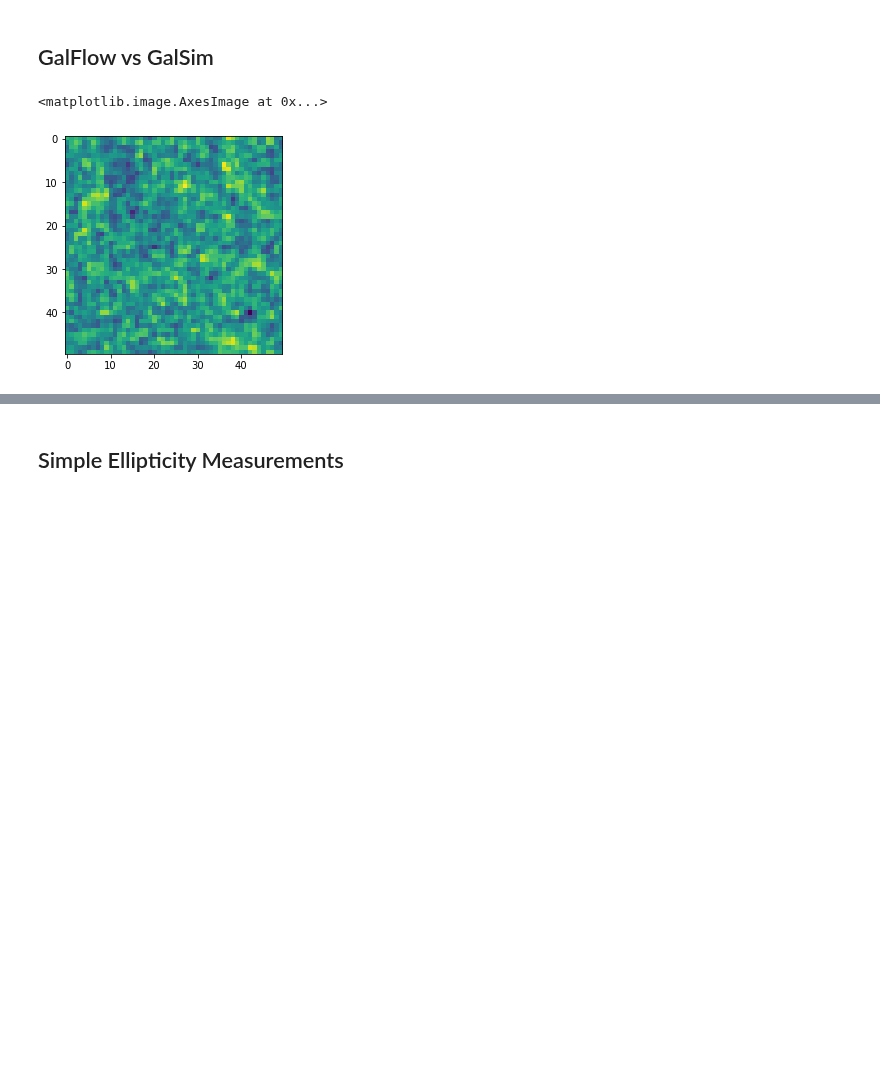
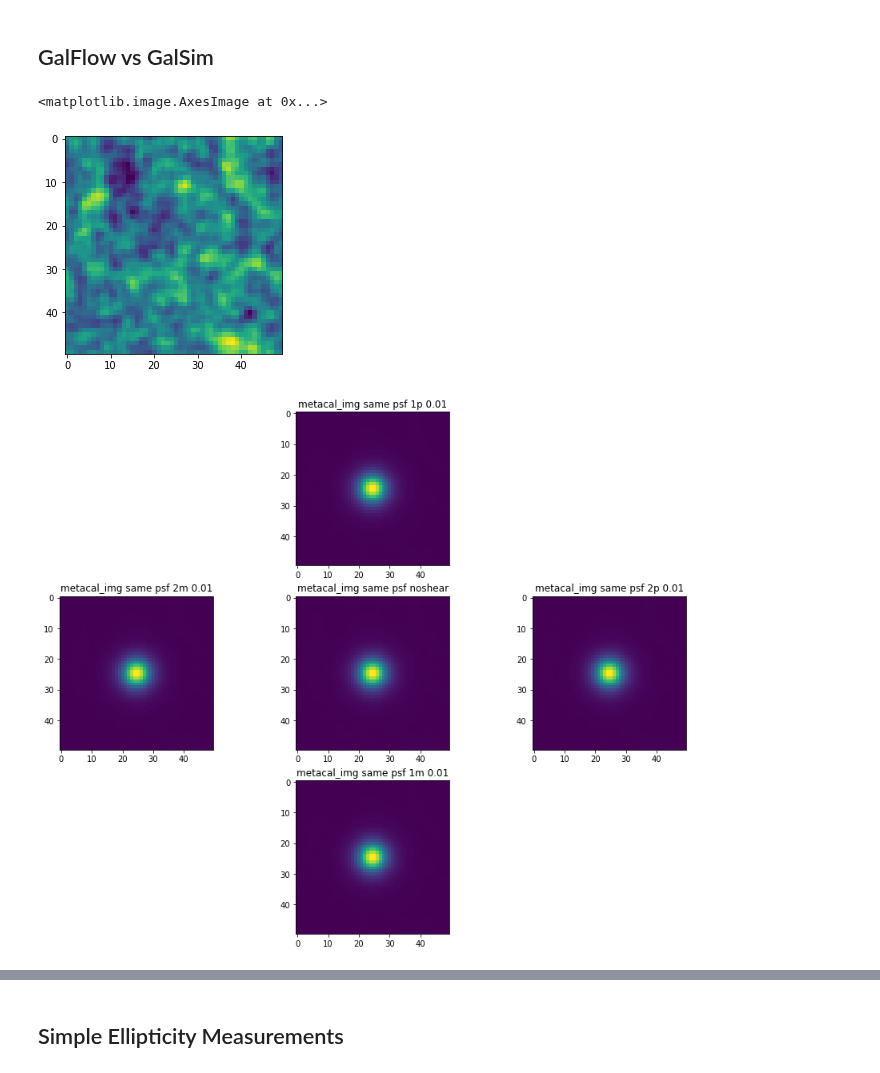
Before and after one commit to CosmoStat/autometacal, a Jupyter notebook: notebooks/metacal_compare_auto_finite.ipynb, the cells around one changed output, grey strips where cells are left out. Drawn from its saved outputs; the diff is of its cells as text; code cells hidden in the pictures; blank space fills up the shorter version.

```diff
--- a/notebooks/metacal_compare_auto_finite.ipynb
+++ b/notebooks/metacal_compare_auto_finite.ipynb
@@ -94,12 +107,41 @@ imshow(autometacal.generate_mcal_image(gal_image,psf_image,psf_image,[[0.0,0.0]]
 # %% [markdown]
 ## GalFlow vs GalSim
 # %%
+obj0 = galsim.Exponential(half_light_radius=gal_hlr)
 counterfact = galsim.Convolve([reconv_psf,obj0.shear(g1=0.0,g2=0.0)])
 counterfact = tf.expand_dims( tf.convert_to_tensor(counterfact.drawImage(nx=stamp_size, ny=stamp_size, scale=scale).array),axis=0)
-imshow(autometacal.generate_mcal_image(gal_image,psf_image,reconv_psf_image,[[0.0,0.0]])[0]-counterfact[0])
+imshow(autometacal.generate_mcal_image(gal_images[tf.newaxis,0],
+                                       psf_images[tf.newaxis,0],reconv_psf_image,[[0.0,0.0]])[0]-counterfact[0])
 # %% [output]
 <matplotlib.image.AxesImage at 0x...>
-[figure, old version]
+[figure, new version]
+# %%
+figure(figsize=(15,12))
+
+step = 0.01
+
+subplot(335)
+imshow(autometacal.generate_mcal_image(gal_images[tf.newaxis,0],psf_images,reconv_psf_image,[[0.0,0.0]])[0])
+title('metacal_img same psf noshear')
+
+subplot(332)
+imshow(autometacal.generate_mcal_image(gal_images[tf.newaxis,0],psf_images,reconv_psf_image,[[step,0.0]])[0])
+title(f'metacal_img same psf 1p {step}')
+
+subplot(338)
+imshow(autometacal.generate_mcal_image(gal_images[tf.newaxis,0],psf_images,reconv_psf_image,[[-step,0.0]])[0])
+title(f'metacal_img same psf 1m {step}')
+
+subplot(336)
+imshow(autometacal.generate_mcal_image(gal_images[tf.newaxis,0],psf_images,reconv_psf_image,[[0.0,step]])[0])
+title(f'metacal_img same psf 2p {step}')
+
+subplot(334)
+imshow(autometacal.generate_mcal_image(gal_images[tf.newaxis,0],psf_images,reconv_psf_image,[[0.0,-step]])[0])
+title(f'metacal_img same psf 2m {step}')
+savefig('problems1.png',bbox_inches='tight')
+# %% [output]
+[figure, added]
 # %%
 figure(figsize=(15,12))
 
```
Also changed, not shown: parts of 36 cells of this notebook.
